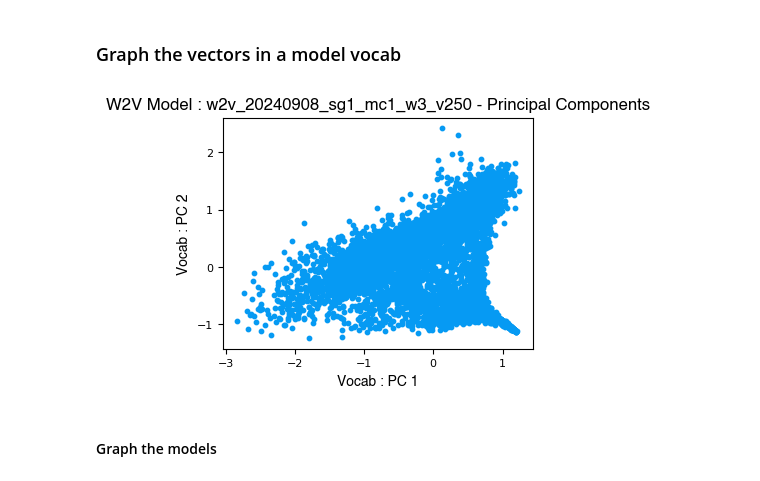
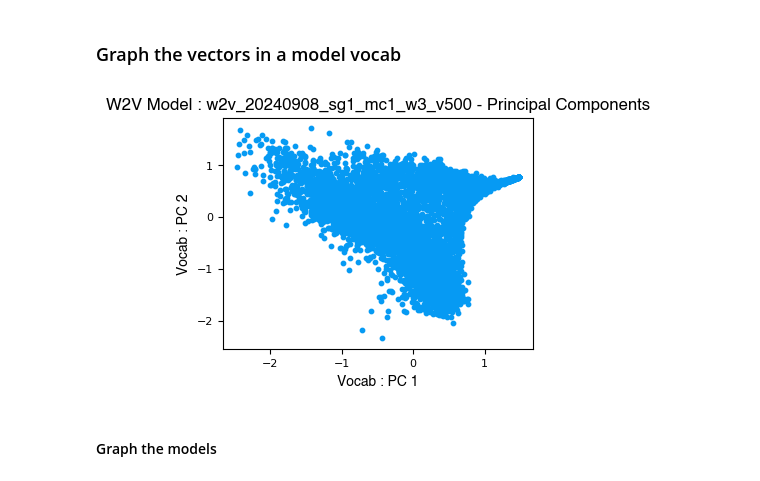
Before and after one commit to greyneuron/COMP_0158_MSC_PROJECT, a Jupyter notebook: code/clustering/w2v_cluster_graphs.ipynb, the cells around one changed output. Drawn from its saved outputs; the diff is of its cells as text; code cells hidden in the pictures.

Commit message:
just running more models

```diff
--- a/code/clustering/w2v_cluster_graphs.ipynb
+++ b/code/clustering/w2v_cluster_graphs.ipynb
@@ -170,30 +170,31 @@ def graph_3d(X):
 # %%
 #model_dir   ="/Users/patrick/dev/ucl/word2vec/COMP_0158_MSC_PROJECT/data/models/all_models_final/skip_mc8/"
 #model_names=['w2v_20240901_sg1_mc8_w8_v5', 'w2v_20240901_sg1_mc8_w8_v10', 'w2v_20240901_sg1_mc8_w8_v25', 'w2v_20240901_sg1_mc8_w8_v50', 'w2v_20240901_sg1_mc8_w8_v75', 'w2v_20240901_sg1_mc8_w8_v100']
 
 #model_dir   ="/Users/patrick/dev/ucl/word2vec/COMP_0158_MSC_PROJECT/data/models/"
 #model_names = ['w2v_20240908_sg1_mc1_w3_v250']
 
 model_dir   ="/Users/patrick/dev/ucl/word2vec/COMP_0158_MSC_PROJECT/data/models/"
-model_names = ['w2v_20240908_sg1_mc1_w3_v250']
+#model_names = ['w2v_20240908_sg1_mc1_w3_v250']
+model_names = ['w2v_20240908_sg1_mc1_w3_v500']
 
 for model_name in model_names:
 
     model_path = model_dir+model_name+'.model'
     min_count_s = re.search("(mc[0-9]+)_", model_name)
     min_count = min_count_s.group(1)
     vector_s = re.search("v([0-9]+)", model_name)
     vector_size = vector_s.group(1)
 
     # get vocab for model
     #vocab, vocab_count = get_pfam_vocab(model_path, exclude_gaps=False)
     vocab, vocab_count = get_pfam_vocab(model_path, exclude_gaps=True)
 
     X, Y, pfam_ids = get_model_vectors_clan_only(model_path, min_count, int(vector_size))
 
     graph_2d(X, model_name)
 # %% [output]
-[figure, old version]
+[figure, new version]
 # %% [markdown]
 #### Graph the models
 # %%
```
Also changed, not shown: 2 other files.
